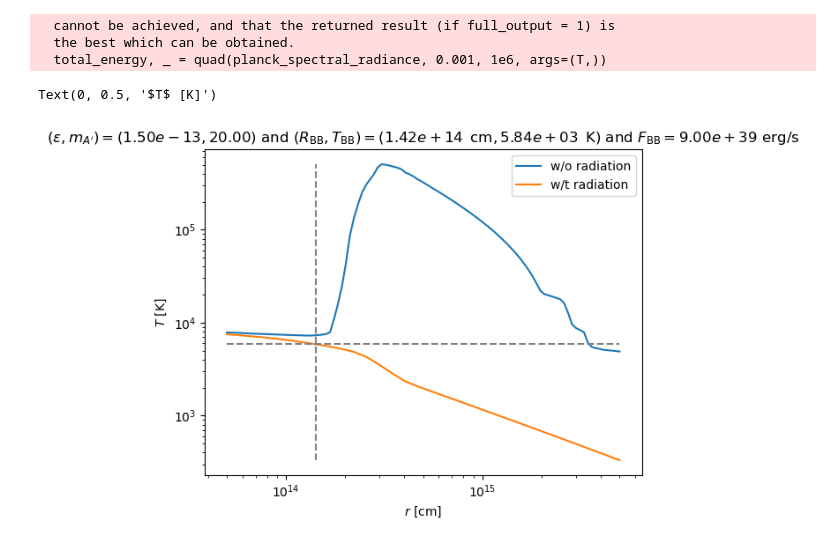
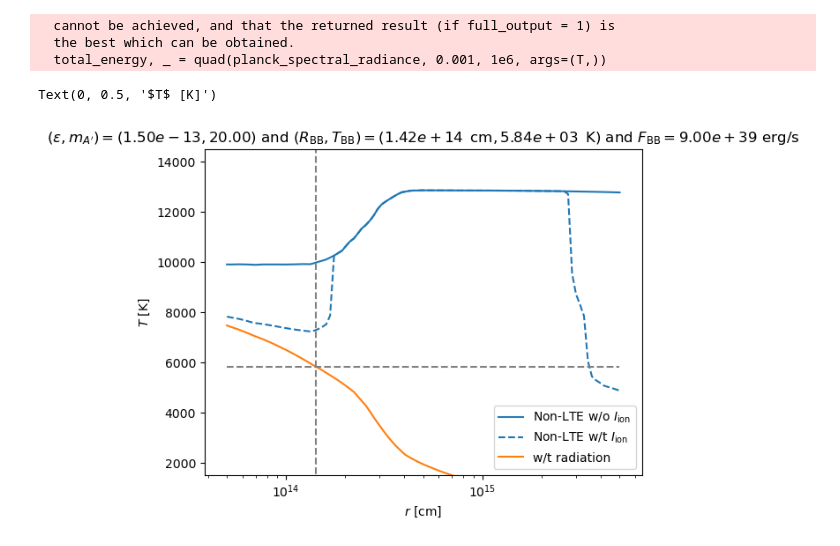
Before and after one commit to yenhsunlin/CSM_DP, a Jupyter notebook: plots.ipynb, the cells around one changed output. Saved outputs shown, nothing was run; the diff lists cells and outputs as text; code cells hidden in the pictures.

```diff
--- a/plots.ipynb
+++ b/plots.ipynb
@@ -57,6 +57,31 @@ def iota(T):
     except:
         iota = calculate_eta(T)
     return iota
+
+def get_T_nonLTE(r,eps,mAp,SN_name='SN 2023ixf',SN_profile='LS220'):
+    # equilibrium temperature T for q_heat = q_cool
+    try:
+        avg_time = average_stopping_time(eps,mAp,r,SN_profile) # get average stopping time at different CSM radius
+        avg_eff = average_efficiency(eps,mAp,r,SN_profile)     # get average energy deposition efficiency at different CSM radius
+        Q_dot = dQ_dV(r,eps,mAp,SN_name,SN_profile) * avg_eff / avg_time # energy deposition rate at different CSM radius
+        def _f(logTeq):
+            T = 10**logTeq
+            return Q_dot - CSM_radiative_cooling_rate(r,T)
+        log_Teq = root_scalar(_f,method='brentq',bracket=[1.01,np.log10(3e5)]).root
+        Teq = 10**log_Teq
+    except:
+        Teq = np.nan
+
+    # Get temperature due to DP energy injection
+    T_wo_ion = get_T_no_ion(r,eps,mAp,efficiency=avg_eff,SN_name=SN_name,SN_profile=SN_profile)[0] # w/o ionization
+    T_wt_ion = get_T(r,eps,mAp,efficiency=avg_eff,include_rad=False,SN_name=SN_name,SN_profile=SN_profile)[0] # w/t ionization
+
+    if np.isnan(Teq):
+        pass
+    else:
+        if T_wo_ion >= Teq: T_wo_ion = Teq
+        if T_wt_ion >= Teq: T_wt_ion = Teq
+    return T_wo_ion, T_wt_ion, Teq
 # %% [output]
   cannot be achieved, and that the returned result (if full_output = 1) is
   the best which can be obtained.
@@ -154,18 +175,22 @@ for eps in [eps_val]: # eps_list
 # %%
-plt.plot(CSM_radius,T_wo_rad,label='w/o radiation')
-plt.plot(CSM_radius,T_wt_rad,label='w/t radiation')
+plt.plot(CSM_radius,T_wo_ion_nonLTE,color='C0',label=r'Non-LTE w/o $I_{\rm ion}$')
+plt.plot(CSM_radius,T_wt_ion_nonLTE,'--',color='C0',label=r'Non-LTE w/t $I_{\rm ion}$')
+#plt.plot(CSM_radius,T_eq,color='C1',label=r'$T_{\rm eq}$')
+plt.plot(CSM_radius,T_wt_rad,color='C1',label='w/t radiation')
 if np.isnan(r_photo) is not True:
     # r_photo exists, corresponds to tau = 2/3
-    plt.plot([r_photo,r_photo],[min(T_wt_rad),max(T_wo_rad)],'--',color='gray')
+    plt.plot([r_photo,r_photo],[0,30000],'--',color='gray')
     plt.plot([CSM_radius[0],CSM_radius[-1]],[T_photo,T_photo],'--',color='gray')
 
 plt.xscale('log')
-plt.yscale('log')
-plt.legend()
+#plt.yscale('log')
+plt.legend(loc='lower right')
 plt.xlim(CSM_radius[0]/1.3,CSM_radius[-1]*1.3)
+plt.ylim(1530,14500)
 plt.title(fr'$(\epsilon,m_{{A^\prime}})=({eps:.2e},{mAp:.2f})$ and $(R_{{\rm BB}},T_{{\rm BB}})=({r_photo:.2e}{{\rm~\,cm}},{T_photo:.2e}{{\rm~\,K}})$ and $F_{{\rm BB}}={F_BB:.2e}$ erg/s')
 plt.xlabel(r'$r$ [cm]')
 plt.ylabel(r'$T$ [K]')
+#plt.savefig('T.png',bbox_inches='tight')
 # %% [output]
 Text(0, 0.5, '$T$ [K]')
-[figure, old version]
+[figure, new version]
```
Also changed, not shown: parts of 5 cells of this notebook, 1 other file.
